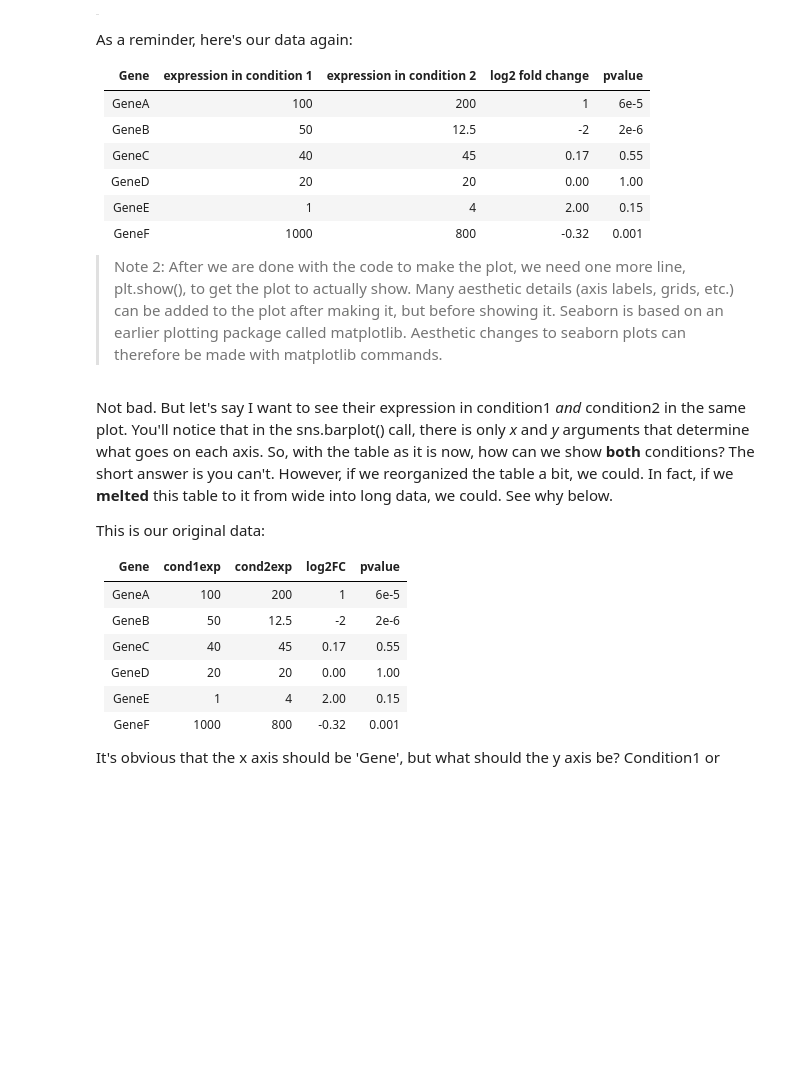
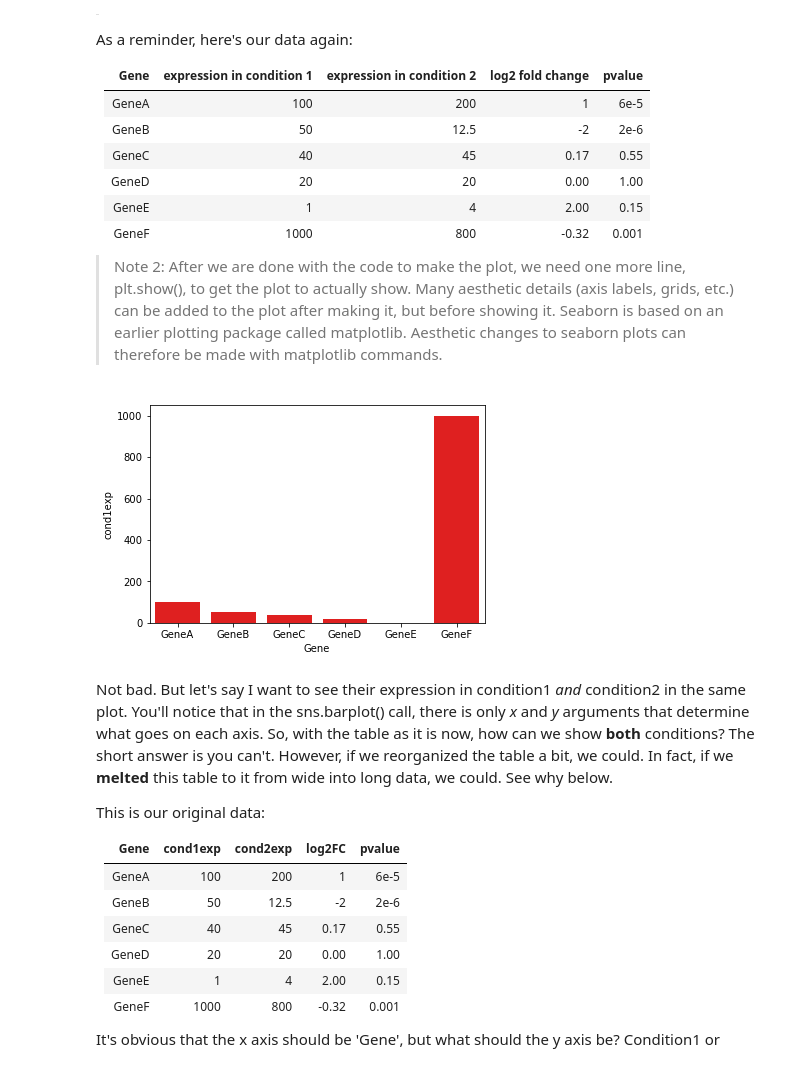
Before and after one commit to srinivasramachandran/Anschutz_python, a Jupyter notebook: Module_6_PandasII.ipynb, the cells around one changed output. Saved outputs shown, nothing was run; the diff lists cells and outputs as text; code cells hidden in the pictures; blank space fills up the shorter version.

```diff
--- a/Module_6_PandasII.ipynb
+++ b/Module_6_PandasII.ipynb
@@ -283,24 +427,26 @@ As a reminder, here's our data again:
 # %%
 import seaborn as sns
 import matplotlib.pyplot as plt
 
 #Our data
 d = {'Gene': ['GeneA', 'GeneB', 'GeneC', 'GeneD', 'GeneE', 'GeneF'],
     'cond1exp' : [100, 50, 40, 20, 1, 1000],
     'cond2exp' : [200, 12.5, 45, 20, 4, 800],
     'log2FC' : [1, -2, 0.17, 0.00, 2.00, -0.32],
     'pvalue' : [6e-5, 2e-6, 0.55, 1.00, 0.15, 0.001]}
 
 df = pd.DataFrame(data = d)
 
 #We want a 'barplot'
 
-myplot = sns.barplot(data = df, x = 'Gene', y = 'cond1exp')
-plt.show()
+#myplot = sns.barplot(data = df, x = 'Gene', y = 'cond1exp')
+#plt.show()
 
 #Nice, but I like red bars.
 myplot = sns.barplot(data = df, x = 'Gene', y = 'cond1exp', color = 'red')
 plt.show()
+# %% [output]
+[figure, added]
 # %% [markdown]
 Not bad.  But let's say I want to see their expression in condition1 *and* condition2 in the same plot.  You'll notice that in the sns.barplot() call, there is only *x* and *y* arguments that determine what goes on each axis.  So, with the table as it is now, how can we show **both** conditions?  The short answer is you can't.  However, if we reorganized the table a bit, we could.  In fact, if we **melted** this table to it from wide into long data, we could.  See why below.
 
```
Also changed, not shown: parts of 14 cells of this notebook.
